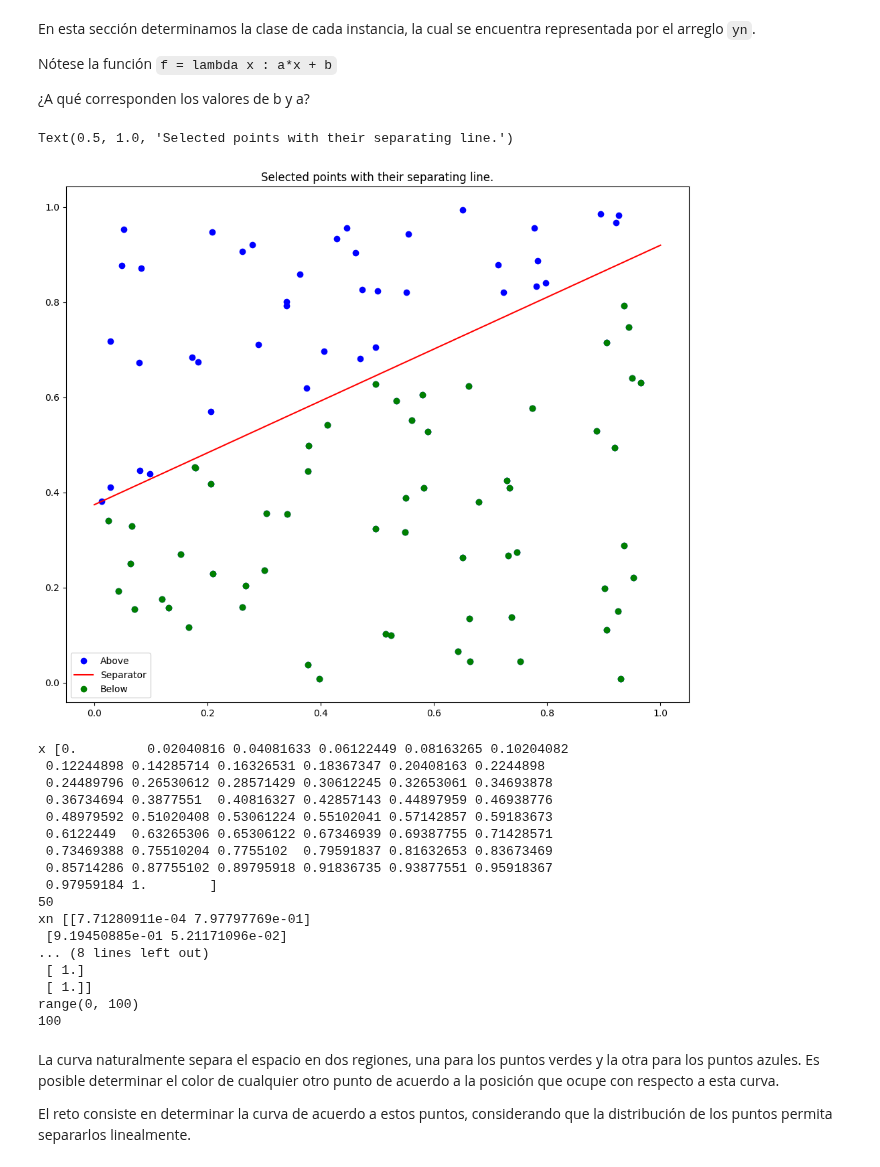
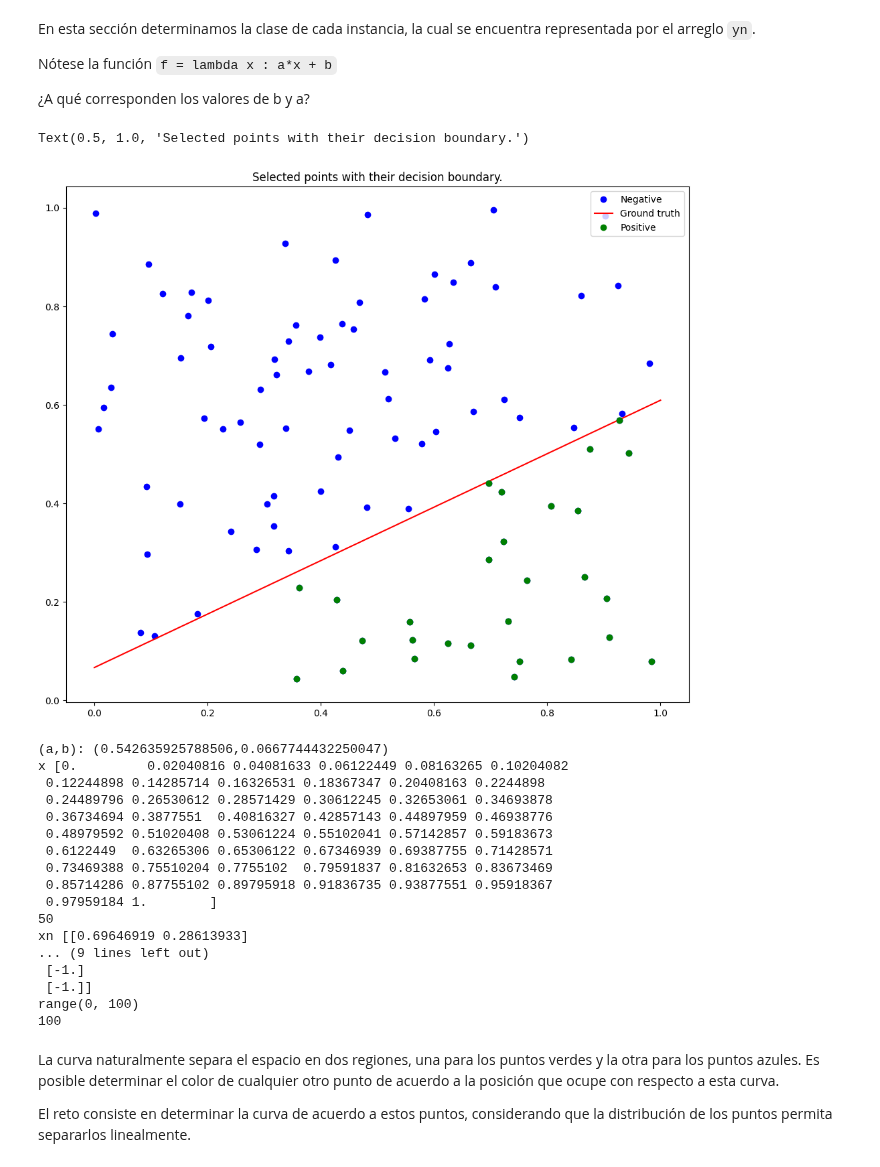
Before and after one commit to naylalex/m2-deep-learning, a Jupyter notebook: Perceptrón.ipynb, the cells around one changed output. Drawn from its saved outputs; the diff is of its cells as text; code cells hidden in the pictures.

```diff
--- a/Perceptrón.ipynb
+++ b/Perceptrón.ipynb
@@ -78,42 +79,45 @@ Nótese la función `f = lambda x : a*x + b`
 # %%
 # Generate some points
 N = 100
+np.random.seed(123)
 xn = nr.rand(N,2)
 
 x = np.linspace(0,1)
 
 # Pick a line
+random.seed(123)
 a, b = nr.rand(), nr.rand()
 #a, b = 0.8, 0.2
 f = lambda x : a*x + b
 
 fig = pl.figure()
 figa = pl.gca()
 
 pl.plot(xn[:,0],xn[:,1],'bo')
 pl.plot(x,f(x),'r')
 
 # Linearly separate the points by the line
 yn = np.zeros([N,1])
 
 for i in range(N):
     if(f(xn[i,0])>xn[i,1]):
         # Point is below line
         yn[i] = 1
         pl.plot(xn[i,0],xn[i,1],'go')
     else:
         # Point is above line
         yn[i] = -1
 
 
-pl.legend(['Above','Separator','Below'],loc=0)
-pl.title('Selected points with their separating line.')
+pl.legend(['Negative','Ground truth','Positive'],loc=0)
+pl.title('Selected points with their decision boundary.')
 #figa.axes.get_xaxis().set_visible(False)
 #figa.axes.get_yaxis().set_visible(False)
 # %% [output]
-Text(0.5, 1.0, 'Selected points with their separating line.')
+Text(0.5, 1.0, 'Selected points with their decision boundary.')
-[figure, old version]
+[figure, new version]
 # %%
+print(f"(a,b): ({a},{b})")
 print("x",x)
 print(len(x))
 print("xn",xn[0:6])
@@ -121,6 +125,7 @@ print("yn",yn[0:6])
 print(range(N))
 print(xn.shape[0])
 # %% [output]
+(a,b): (0.542635925788506,0.0667744432250047)
 x [0.         0.02040816 0.04081633 0.06122449 0.08163265 0.10204082
  0.12244898 0.14285714 0.16326531 0.18367347 0.20408163 0.2244898
  0.24489796 0.26530612 0.28571429 0.30612245 0.32653061 0.34693878
@@ -131,11 +136,10 @@ x [0.         0.02040816 0.04081633 0.06122449 0.08163265 0.10204082
  0.85714286 0.87755102 0.89795918 0.91836735 0.93877551 0.95918367
  0.97959184 1.        ]
 50
-xn [[7.71280911e-04 7.97797769e-01]
- [9.19450885e-01 5.21171096e-02]
-... (8 lines left out)
- [ 1.]
- [ 1.]]
+xn [[0.69646919 0.28613933]
+... (9 lines left out)
+ [-1.]
+ [-1.]]
 range(0, 100)
 100
 # %% [markdown]
```
Also changed, not shown: parts of 4 cells of this notebook.
